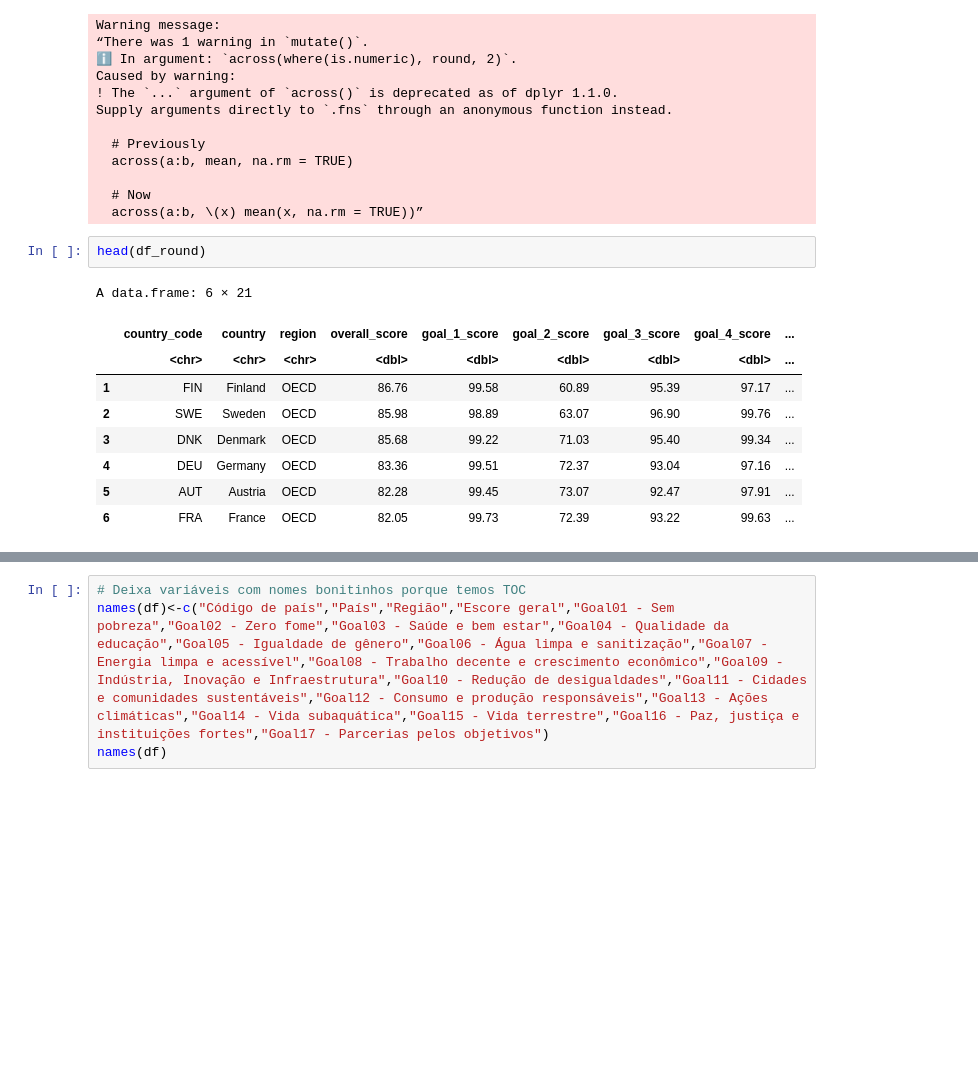
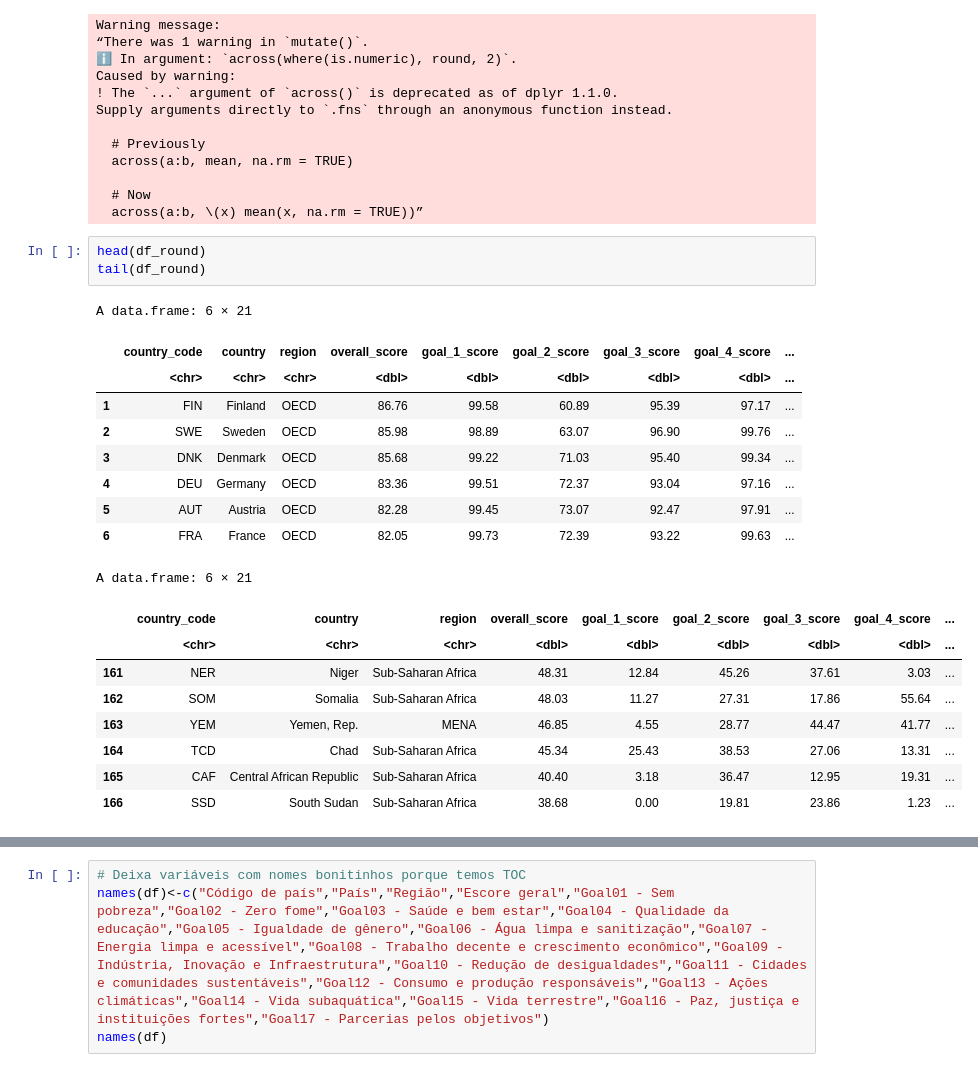
Before and after one commit to ramonferrari/mpgc_ti, a Jupyter notebook: DAV_S2023_Códigos_Pré_Projeto.ipynb, the cells around one changed output, grey strips where cells are left out. Drawn from its saved outputs; the diff is of its cells as text; blank space fills up the shorter version.

```diff
--- a/DAV_S2023_Códigos_Pré_Projeto.ipynb
+++ b/DAV_S2023_Códigos_Pré_Projeto.ipynb
@@ -64,16 +109,26 @@ Supply arguments directly to `.fns` through an anonymous function instead.
   across(a:b, \(x) mean(x, na.rm = TRUE))”
 # %%
 head(df_round)
+tail(df_round)
 # %% [output]
 A data.frame: 6 × 21
 |  | country_code | country | region | overall_score | goal_1_score | goal_2_score | goal_3_score | goal_4_score | ... |
 |  | <chr> | <chr> | <chr> | <dbl> | <dbl> | <dbl> | <dbl> | <dbl> | ... |
 | 1 | FIN | Finland | OECD | 86.76 | 99.58 | 60.89 | 95.39 | 97.17 | ... |
 | 2 | SWE | Sweden | OECD | 85.98 | 98.89 | 63.07 | 96.90 | 99.76 | ... |
 | 3 | DNK | Denmark | OECD | 85.68 | 99.22 | 71.03 | 95.40 | 99.34 | ... |
 | 4 | DEU | Germany | OECD | 83.36 | 99.51 | 72.37 | 93.04 | 97.16 | ... |
 | 5 | AUT | Austria | OECD | 82.28 | 99.45 | 73.07 | 92.47 | 97.91 | ... |
 | 6 | FRA | France | OECD | 82.05 | 99.73 | 72.39 | 93.22 | 99.63 | ... |
+A data.frame: 6 × 21
+|  | country_code | country | region | overall_score | goal_1_score | goal_2_score | goal_3_score | goal_4_score | ... |
+|  | <chr> | <chr> | <chr> | <dbl> | <dbl> | <dbl> | <dbl> | <dbl> | ... |
+| 161 | NER | Niger | Sub-Saharan Africa | 48.31 | 12.84 | 45.26 | 37.61 | 3.03 | ... |
+| 162 | SOM | Somalia | Sub-Saharan Africa | 48.03 | 11.27 | 27.31 | 17.86 | 55.64 | ... |
+| 163 | YEM | Yemen, Rep. | MENA | 46.85 | 4.55 | 28.77 | 44.47 | 41.77 | ... |
+| 164 | TCD | Chad | Sub-Saharan Africa | 45.34 | 25.43 | 38.53 | 27.06 | 13.31 | ... |
+| 165 | CAF | Central African Republic | Sub-Saharan Africa | 40.40 | 3.18 | 36.47 | 12.95 | 19.31 | ... |
+| 166 | SSD | South Sudan | Sub-Saharan Africa | 38.68 | 0.00 | 19.81 | 23.86 | 1.23 | ... |
 # %%
 summary(df)
 # %% [output]
```
Also changed, not shown: parts of 14 cells of this notebook.
